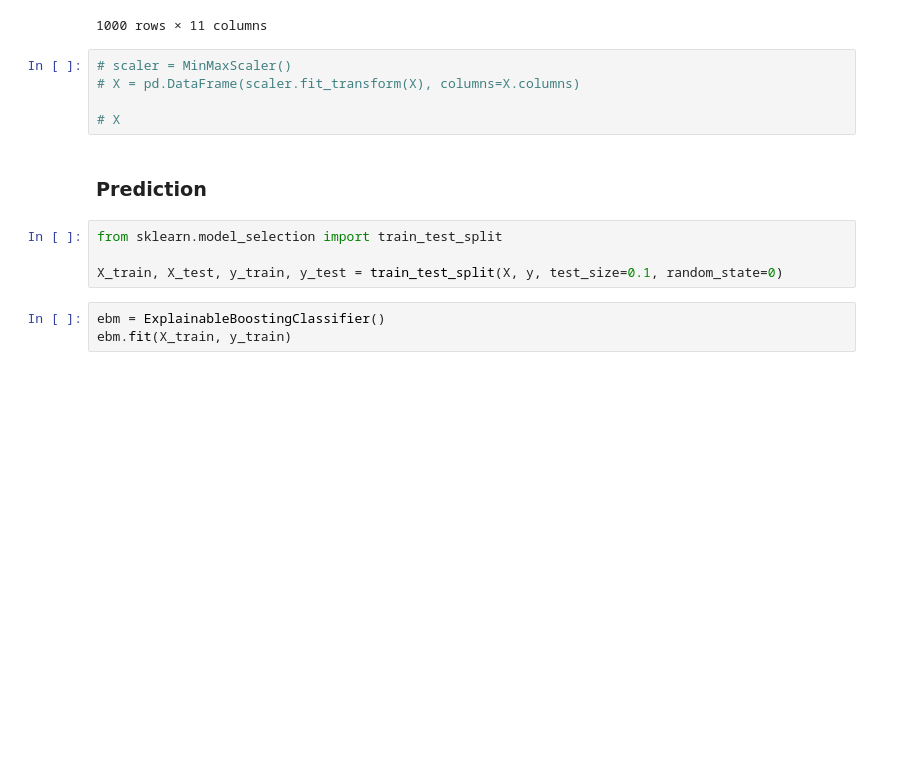
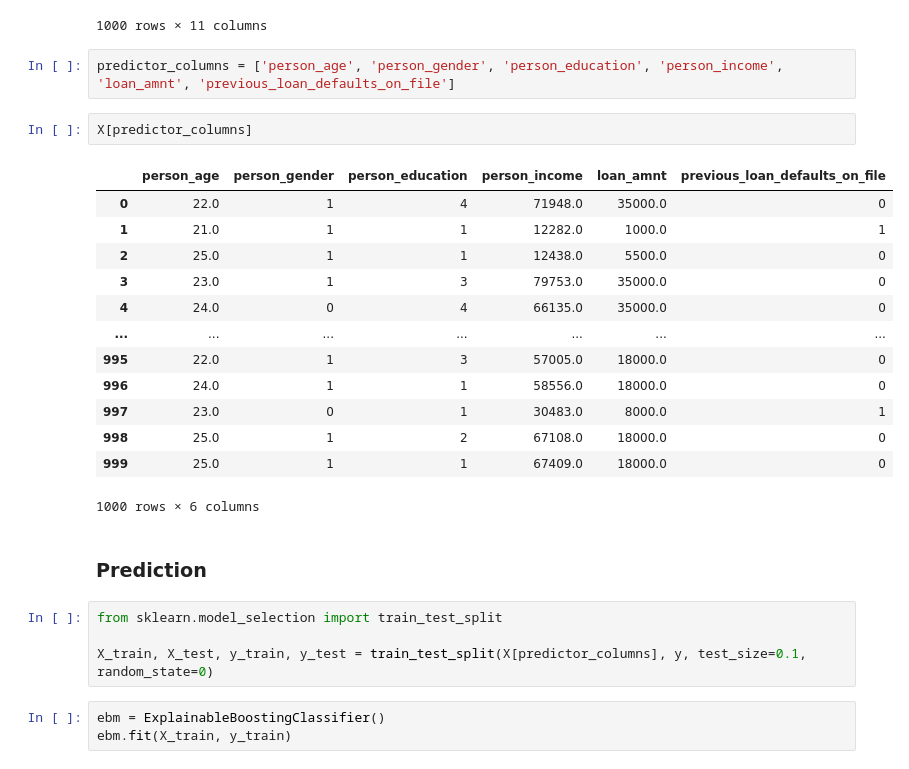
Before and after one commit to bmihaljevic/tfg-interpretml, a Jupyter notebook: experimental_notebooks/learning/explaining_categorical_features/explaining_cat_feats.ipynb, the cells around one changed output. Drawn from its saved outputs; the diff is of its cells as text; blank space fills up the shorter version.

```diff
--- a/experimental_notebooks/learning/explaining_categorical_features/explaining_cat_feats.ipynb
+++ b/experimental_notebooks/learning/explaining_categorical_features/explaining_cat_feats.ipynb
@@ -97,17 +97,30 @@ X
 | 998 | 25.0 | 1 | 2 | 67108.0 | 3 | 18000.0 | 12.84 | ... |
 | 999 | 25.0 | 1 | 1 | 67409.0 | 4 | 18000.0 | 10.99 | ... |
 1000 rows × 11 columns
-# %%
-# scaler = MinMaxScaler()
-# X = pd.DataFrame(scaler.fit_transform(X), columns=X.columns)
-
-# X
+# %%
+predictor_columns = ['person_age', 'person_gender', 'person_education', 'person_income', 'loan_amnt', 'previous_loan_defaults_on_file']
+# %%
+X[predictor_columns]
+# %% [output]
+|  | person_age | person_gender | person_education | person_income | loan_amnt | previous_loan_defaults_on_file |
+| 0 | 22.0 | 1 | 4 | 71948.0 | 35000.0 | 0 |
+| 1 | 21.0 | 1 | 1 | 12282.0 | 1000.0 | 1 |
+| 2 | 25.0 | 1 | 1 | 12438.0 | 5500.0 | 0 |
+| 3 | 23.0 | 1 | 3 | 79753.0 | 35000.0 | 0 |
+| 4 | 24.0 | 0 | 4 | 66135.0 | 35000.0 | 0 |
+| ... | ... | ... | ... | ... | ... | ... |
+| 995 | 22.0 | 1 | 3 | 57005.0 | 18000.0 | 0 |
+| 996 | 24.0 | 1 | 1 | 58556.0 | 18000.0 | 0 |
+| 997 | 23.0 | 0 | 1 | 30483.0 | 8000.0 | 1 |
+| 998 | 25.0 | 1 | 2 | 67108.0 | 18000.0 | 0 |
+| 999 | 25.0 | 1 | 1 | 67409.0 | 18000.0 | 0 |
+1000 rows × 6 columns
 # %% [markdown]
 ### Prediction
 # %%
 from sklearn.model_selection import train_test_split
 
-X_train, X_test, y_train, y_test = train_test_split(X, y, test_size=0.1, random_state=0)
+X_train, X_test, y_train, y_test = train_test_split(X[predictor_columns], y, test_size=0.1, random_state=0)
 # %%
 ebm = ExplainableBoostingClassifier()
 ebm.fit(X_train, y_train)
```
Also changed, not shown: parts of 6 cells of this notebook, 1 other file.
